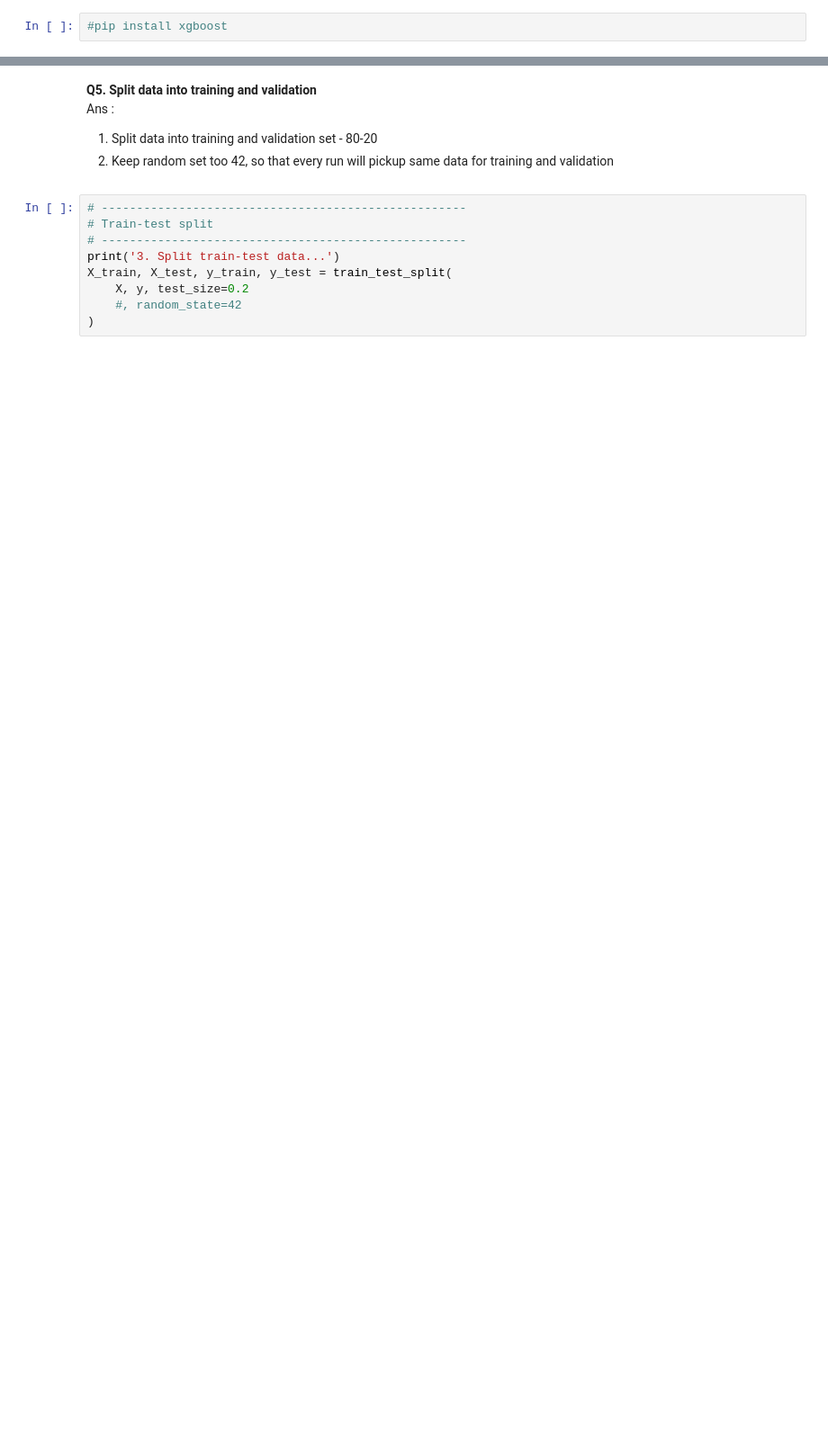
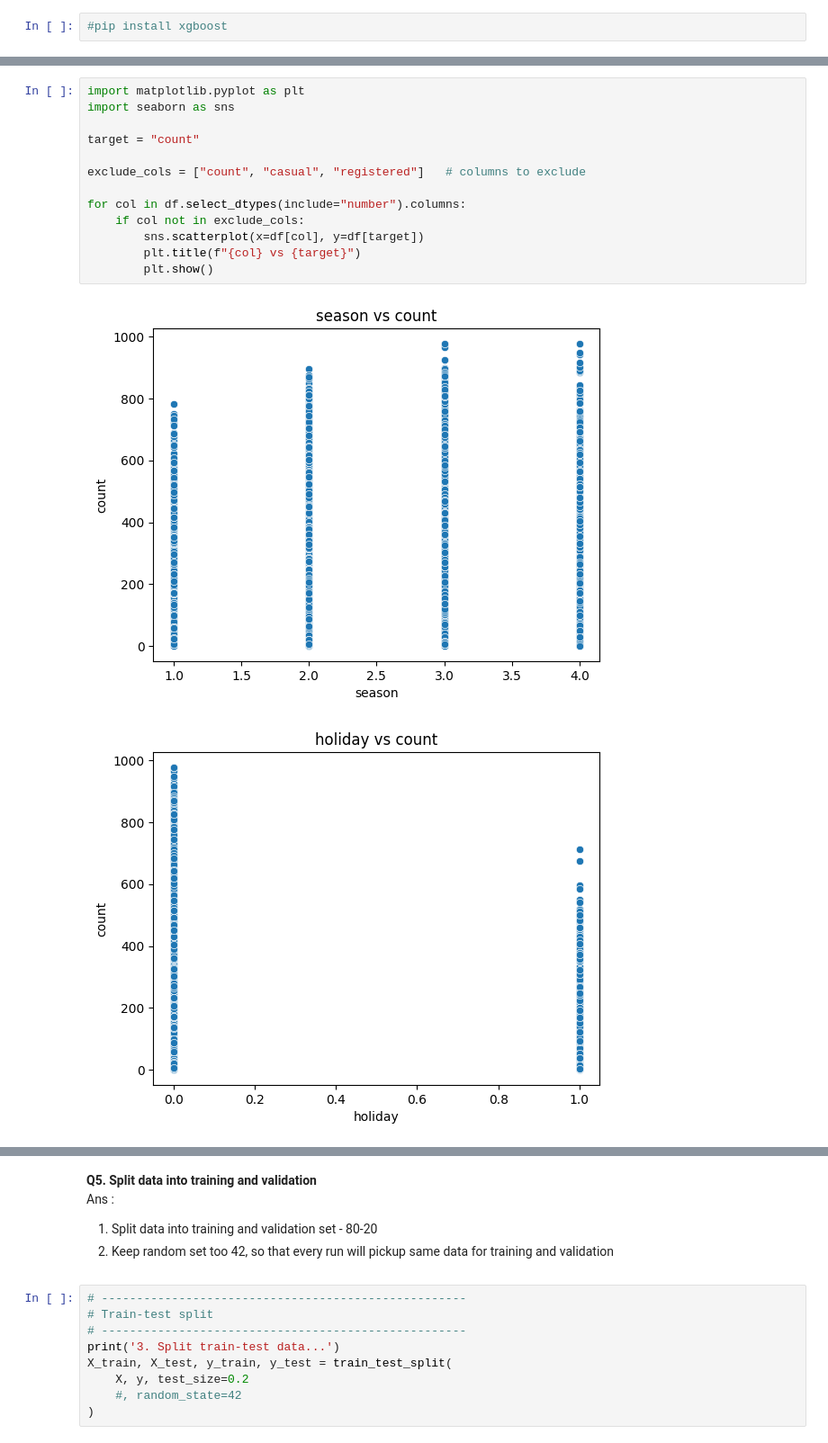
Before and after one commit to powarsg/bits_aiml, a Jupyter notebook: ML/1_Assignment/bike_prediction.ipynb, the cells around one changed output, grey strips where cells are left out. Shown at 90% size. Saved outputs shown, nothing was run; the diff lists cells and outputs as text; blank space fills up the shorter version.

Commit message:
Modified ipynb format : important

```diff
--- a/ML/1_Assignment/bike_prediction.ipynb
+++ b/ML/1_Assignment/bike_prediction.ipynb
@@ -102,0 +134,16 @@ Ans :
+# %%
+import matplotlib.pyplot as plt
+import seaborn as sns
+
+target = "count"
+
+exclude_cols = ["count", "casual", "registered"]   # columns to exclude
+
+for col in df.select_dtypes(include="number").columns:
+    if col not in exclude_cols:
+        sns.scatterplot(x=df[col], y=df[target])
+        plt.title(f"{col} vs {target}")
+        plt.show()
+# %% [output]
+[figure, added]
+[figure, added]
```
Also changed, not shown: parts of 23 cells of this notebook.
